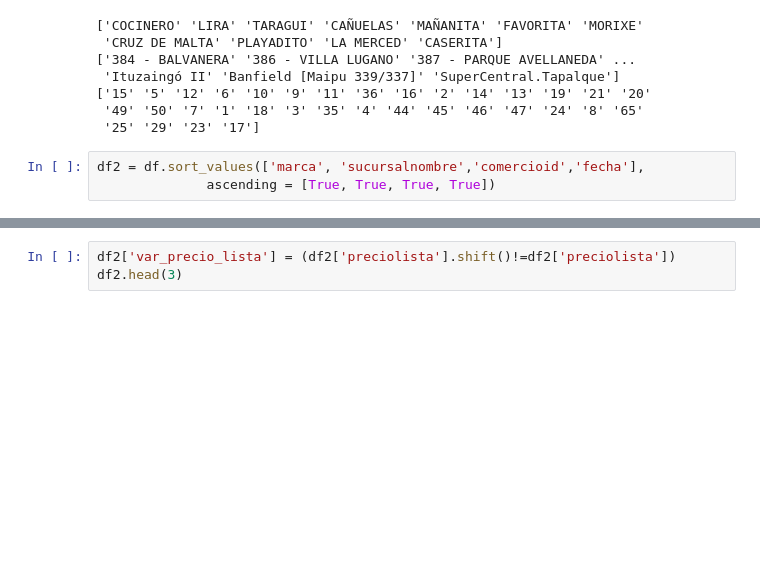
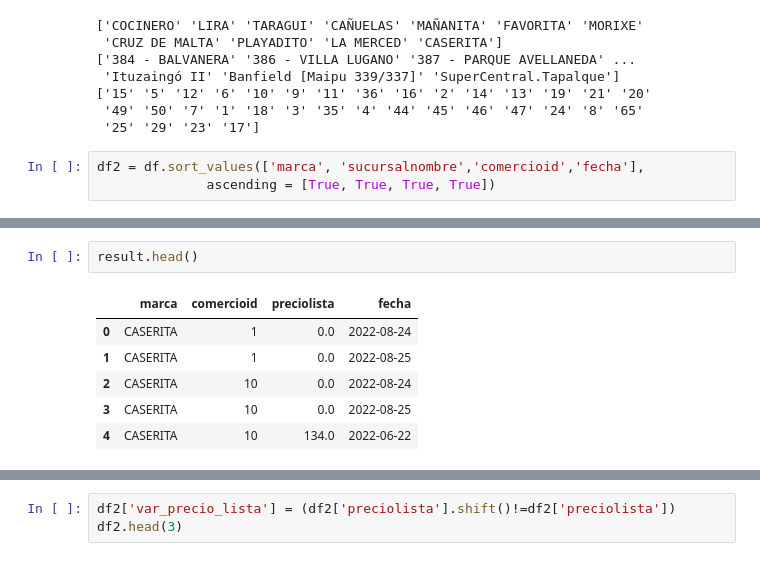
Before and after one commit to maurolaciar/Tesis_ITBA, a Jupyter notebook: TFI - Arbol aumentos.ipynb, the cells around one changed output, grey strips where cells are left out. Saved outputs shown, nothing was run; the diff lists cells and outputs as text; blank space fills up the shorter version.

```diff
--- a/TFI - Arbol aumentos.ipynb
+++ b/TFI - Arbol aumentos.ipynb
@@ -340,0 +397,9 @@ df2.head()
+# %%
+result.head()
+# %% [output]
+|  | marca | comercioid | preciolista | fecha |
+| 0 | CASERITA | 1 | 0.0 | 2022-08-24 |
+| 1 | CASERITA | 1 | 0.0 | 2022-08-25 |
+| 2 | CASERITA | 10 | 0.0 | 2022-08-24 |
+| 3 | CASERITA | 10 | 0.0 | 2022-08-25 |
+| 4 | CASERITA | 10 | 134.0 | 2022-06-22 |
```
Also changed, not shown: parts of 12 cells of this notebook.
